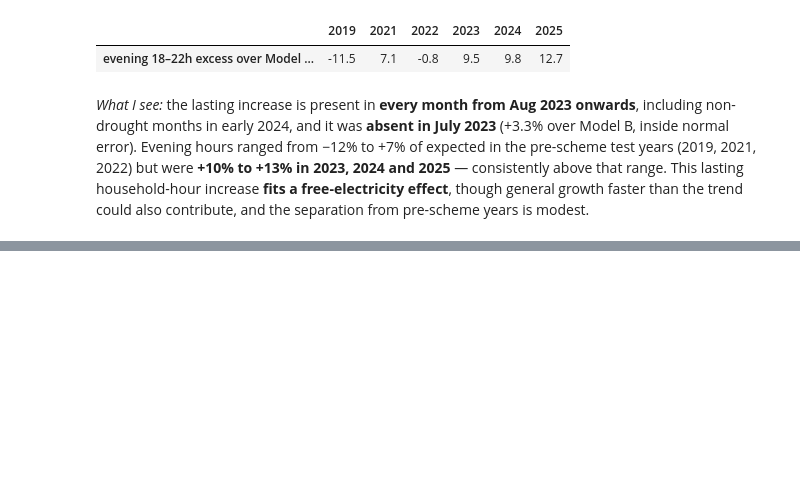
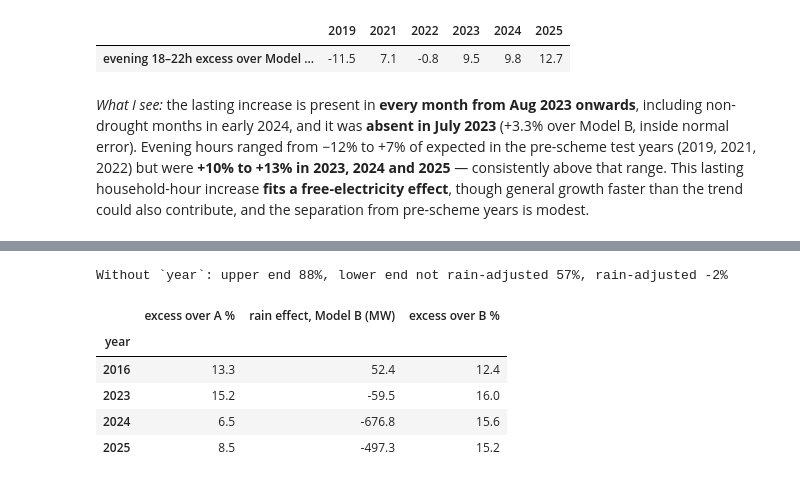
Before and after one commit to aravindanand2019-sudo/karnataka-power-2023, a Jupyter notebook: notebooks/07_robustness_checks.ipynb, the cells around one changed output, grey strips where cells are left out. Cells and saved outputs as stored; diff of their text form; code cells hidden in the pictures; blank space fills up the shorter version.

```diff
--- a/notebooks/07_robustness_checks.ipynb
+++ b/notebooks/07_robustness_checks.ipynb
@@ -311,0 +330,28 @@ plt.tight_layout(); plots.save(fig, "07_revised_ranges"); plt.show()
+# %%
+CAL_NY = [c for c in F.CALENDAR_FEATURES if c != "year"]
+FA_NY, FB_NY = CAL_NY + F.TEMP_FEATURES, CAL_NY + F.TEMP_FEATURES + F.RAIN_FEATURES
+
+
+def evaluate_ny(mA, mB, yr):
+    p = df.loc[f"{yr}-08-01":f"{yr}-10-31"].dropna(subset=["load_mw"] + FEAT_B).copy()
+    a, b, y = mA.predict(p).mean(), mB.predict(p).mean(), p.load_mw.mean()
+    return {"year": yr, "excess over A %": (y / a - 1) * 100, "rain effect, Model B (MW)": b - a,
+            "excess over B %": (y / b - 1) * 100}
+
+
+ny16 = [M.CounterfactualModel(f).fit(df, "2011-01-01", "2015-12-31 23:00") for f in (FA_NY, FB_NY)]
+ny = [M.CounterfactualModel(f).fit(df, "2015-01-01", "2022-12-31 23:00") for f in (FA_NY, FB_NY)]
+t5 = pd.DataFrame([evaluate_ny(*ny16, 2016)] + [evaluate_ny(*ny, y) for y in (2023, 2024, 2025)]).set_index("year")
+ny_hi = t5.loc[2016, "excess over A %"] / t5.loc[2023, "excess over A %"] * 100
+ny_lo_A = (t5.loc[2023, "excess over A %"] - t5.loc[2024, "excess over A %"]) / t5.loc[2023, "excess over A %"] * 100
+ny_lo_B = (t5.loc[2023, "excess over A %"] - t5.loc[2024, "excess over B %"]) / t5.loc[2023, "excess over A %"] * 100
+print(f"Without `year`: upper end {ny_hi:.0f}%, lower end not rain-adjusted {ny_lo_A:.0f}%, rain-adjusted {ny_lo_B:.0f}%")
+t5.round(1)
+# %% [output]
+Without `year`: upper end 88%, lower end not rain-adjusted 57%, rain-adjusted -2%
+|  | excess over A % | rain effect, Model B (MW) | excess over B % |
+| year |  |  |  |
+| 2016 | 13.3 | 52.4 | 12.4 |
+| 2023 | 15.2 | -59.5 | 16.0 |
+| 2024 | 6.5 | -676.8 | 15.6 |
+| 2025 | 8.5 | -497.3 | 15.2 |
```
Also changed, not shown: parts of 17 cells of this notebook, 8 other files.
